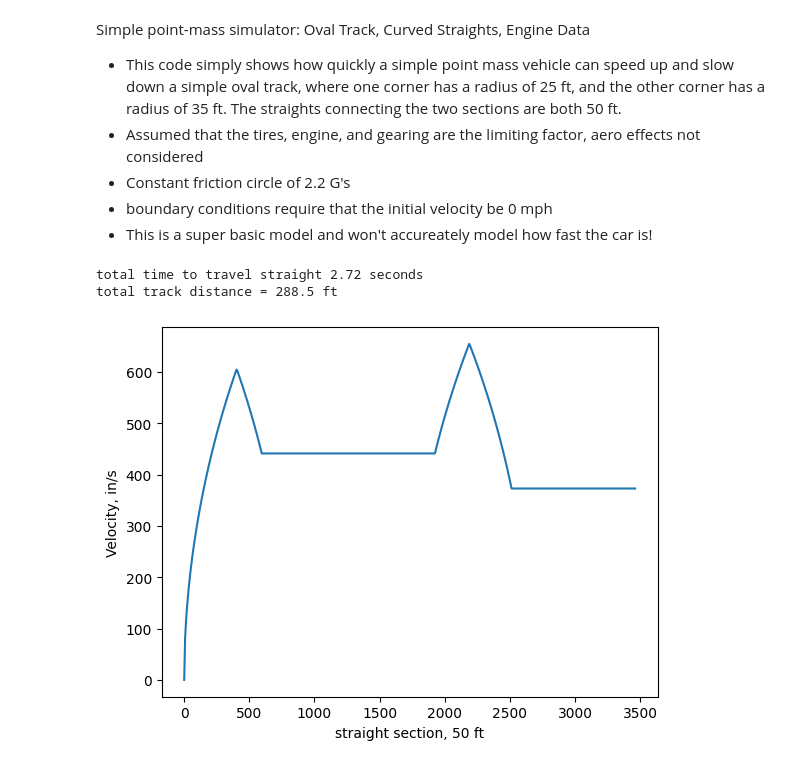
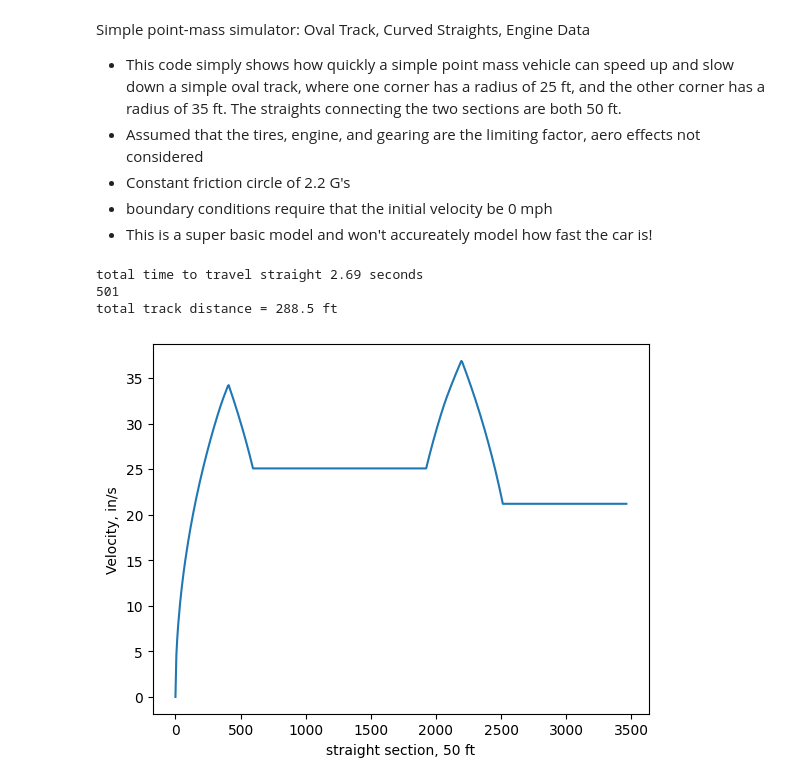
Before and after one commit to Washington-State-University-Formula-SAE/ttc-data, a Jupyter notebook: lapsim.ipynb, the cells around one changed output. Cells and saved outputs as stored; diff of their text form; code cells hidden in the pictures.

```diff
--- a/lapsim.ipynb
+++ b/lapsim.ipynb
@@ -143,15 +143,15 @@ for i in np.arange(len(g_f_array)):
 a_array = f_array/(w_car+w_driver) # acceleration in G's
 
 # replaces any value over the tire limit with the tire limit.
-# Values of zero are also converted to tire limit because it's assumed the driver will be slipping the clutch in this range at the tires limit.
+# Values of zero are also converted the lowest RPM force value available for 1st gear.
 for i in np.arange(len(a_array)):
     if a_array[i] > a:
         a_array[i] = a
     if a_array[i] == 0:
-        a_array[i] = a
+        a_array[i] = g1_f_cln[0]/(w_car+w_driver)
 
 # accel values converted from G's to in/s^2
-a_array = a_array*32.2*12
+a_array = a_array*32.17*12
 
 # Ensuring car can't accelerate past max speed:
 a_array = list(a_array)
@@ -477,7 +485,6 @@ dx = track/n
 
 # nodespace
 nds = np.linspace(0,track,int(n+1))
-
 
 # Determining maximum lateral acceleration for every turn
 t_vel = np.sqrt(a*t_rad)
@@ -500,7 +507,13 @@ v1[int(np.ceil((np.sum(t_len_tot[0:3]))/dx)):] = t_vel[3]
 v1[0] = 0
 
 for i in np.arange(n):
-    a_tan = np.sqrt(abs(a**2 - ((v1[i]**4)/(nd_rad[i]**2))))
+    # Below section determines maximum longitudinal acceleration (a_tan) by selecting whichever is lower, engine accel. limit or tire grip limit as explained in word doc.
+    a_tan_tire = np.sqrt(abs(a**2 - ((v1[i]**4)/(nd_rad[i]**2))))
+    a_tan_engne = a_array[int(round(v1[int(i)]/17.6))]
+    if a_tan_tire > a_tan_engne:
+        a_tan = a_tan_engne
+    else:
+        a_tan = a_tan_tire
     if (np.sqrt(v1[int(i)]**2 + 2*a_tan*dx) < v1[int(i+1)]) or (v1[int(i+1)] == 0.):
         v1[int(i+1)] = np.sqrt(v1[int(i)]**2 + 2*a_tan*dx)
 
@@ -511,33 +524,36 @@ v2[int(np.ceil(t_len_tot[0]/dx)):int(np.ceil(np.sum(t_len_tot[0:2])/dx))] = t_ve
 v2[int(np.ceil(np.sum(t_len_tot[0:2])/dx)):int(np.ceil(np.sum(t_len_tot[0:3])/dx))] = t_vel[2]
 v2[int(np.ceil((np.sum(t_len_tot[0:3]))/dx)):] = t_vel[3]
 
 for i in np.arange(1,n+1):
     a_tan = np.sqrt(abs(a**2 - ((v2[-i]**4)/(nd_rad[-i]**2))))
     if (np.sqrt(v2[int(-i)]**2 + 2*a_tan*dx) < v2[int(-i-1)]) or (v2[int(-i-1)] == 0.):
         v2[int(-i-1)] = np.sqrt(v2[int(-i)]**2 + 2*a_tan*dx)
 
 
 # Determine which value of the two above lists is lowest. This list is the theoretical velocity at each node to satisfy the stated assumptions
 v3 = np.zeros(int(n+1))
 for i in np.arange(int(n+1)):
     if v1[i] < v2 [i]:
         v3[i] = (v1[int(i)])
     else:
         v3[i] = (v2[int(i)])
 
 # Determining the total time it takes to travel the track by rewriting the equation v1 = v0 + a*t
 t = 0
 for i in np.arange(len(v2)-1):
     t += np.abs(v3[i+1]-v3[i])/a
 print(f"total time to travel straight {round(t,2)} seconds")
 
+print(len(nds))
+
 # Plotting result
-plt.plot(nds,v3)
+plt.plot(nds,v3/17.6)
 plt.xlabel('straight section, 50 ft')
 plt.ylabel('Velocity, in/s')
 plt.show
 print(f"total track distance = {round(track/12, 2)} ft")
 # %% [output]
-total time to travel straight 2.72 seconds
+total time to travel straight 2.69 seconds
+501
 total track distance = 288.5 ft
-[figure, old version]
+[figure, new version]
```
Also changed, not shown: parts of 3 cells of this notebook, 2 other files.
